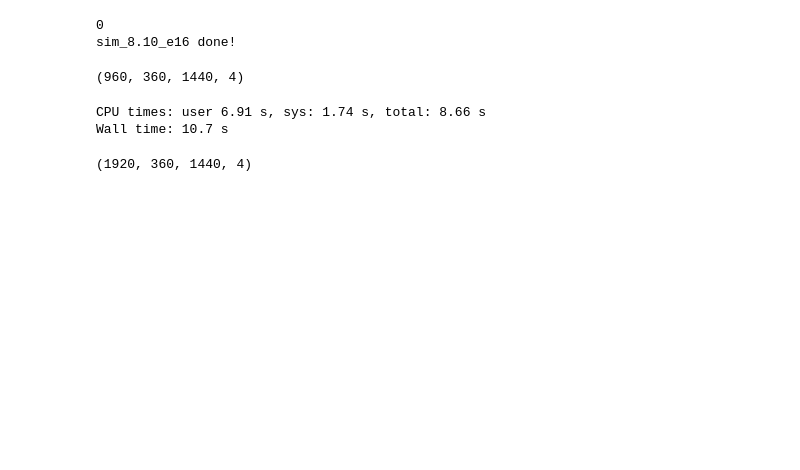
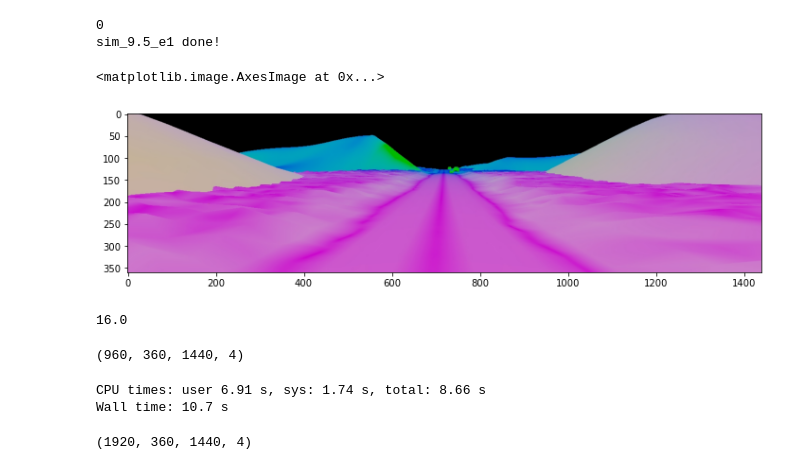
Before and after one commit to rgilman33/bespoke, a Jupyter notebook: nb/trn_rollout.ipynb, the cells around one changed output. Cells and saved outputs as stored; diff of their text form; code cells hidden in the pictures; blank space fills up the shorter version.

```diff
--- a/nb/trn_rollout.ipynb
+++ b/nb/trn_rollout.ipynb
@@ -43,8 +45,9 @@ KeyboardInterrupt
 %%time
 # Rollout using only cnn
 m = EffNet().to(device)
-stem = '8.10_e16'
-m.load_state_dict(torch.load(f"{BESPOKE_ROOT}/models/m{stem}.torch"), strict=False)
+stem = "9.5_e1"
+sd = torch.load(f"{BESPOKE_ROOT}/models/m{stem}.torch")
+m.load_state_dict(sd, strict=False)
 m.use_rnn = False
 rollout = Rollout(loader, stem, m=m, store_imgs=True)
 # %% [output]
@@ -63,7 +78,17 @@ Wall time: 5.48 µs
 make_enriched_vid_trn(rollout)
 # %% [output]
 0
-sim_8.10_e16 done!
+sim_9.5_e1 done!
+# %%
+plt.figure(figsize=(12,8))
+plt.imshow(rollout.perspective[0, :,:,3:])
+# %% [output]
+<matplotlib.image.AxesImage at 0x...>
+[figure, added]
+# %%
+get_m_sz(m.backbone.blocks[:7])
+# %% [output]
+16.0
 # %%
 #skipify(rollout, skip=20)
 # %%
```
Also changed, not shown: parts of 4 cells of this notebook, 24 other files.
